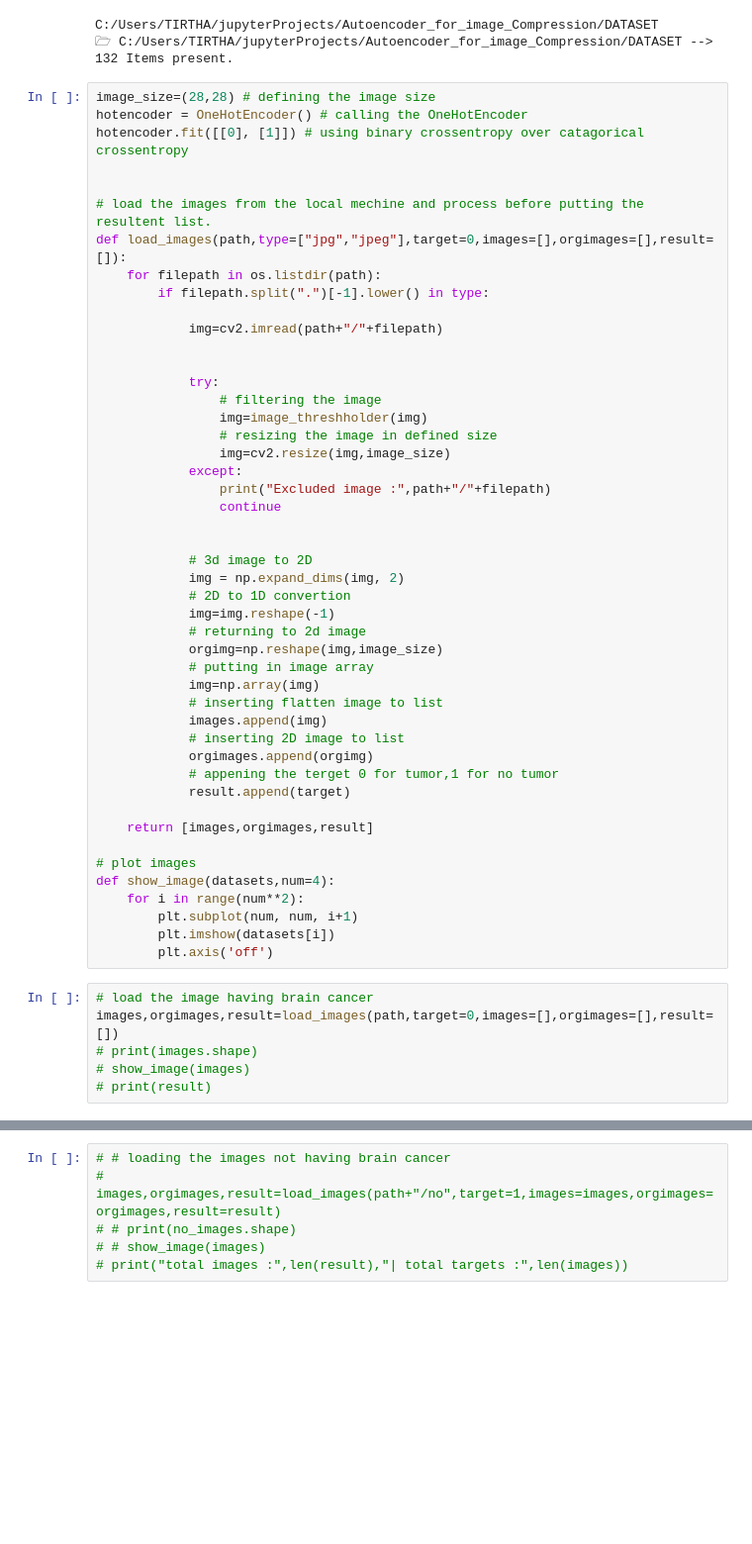
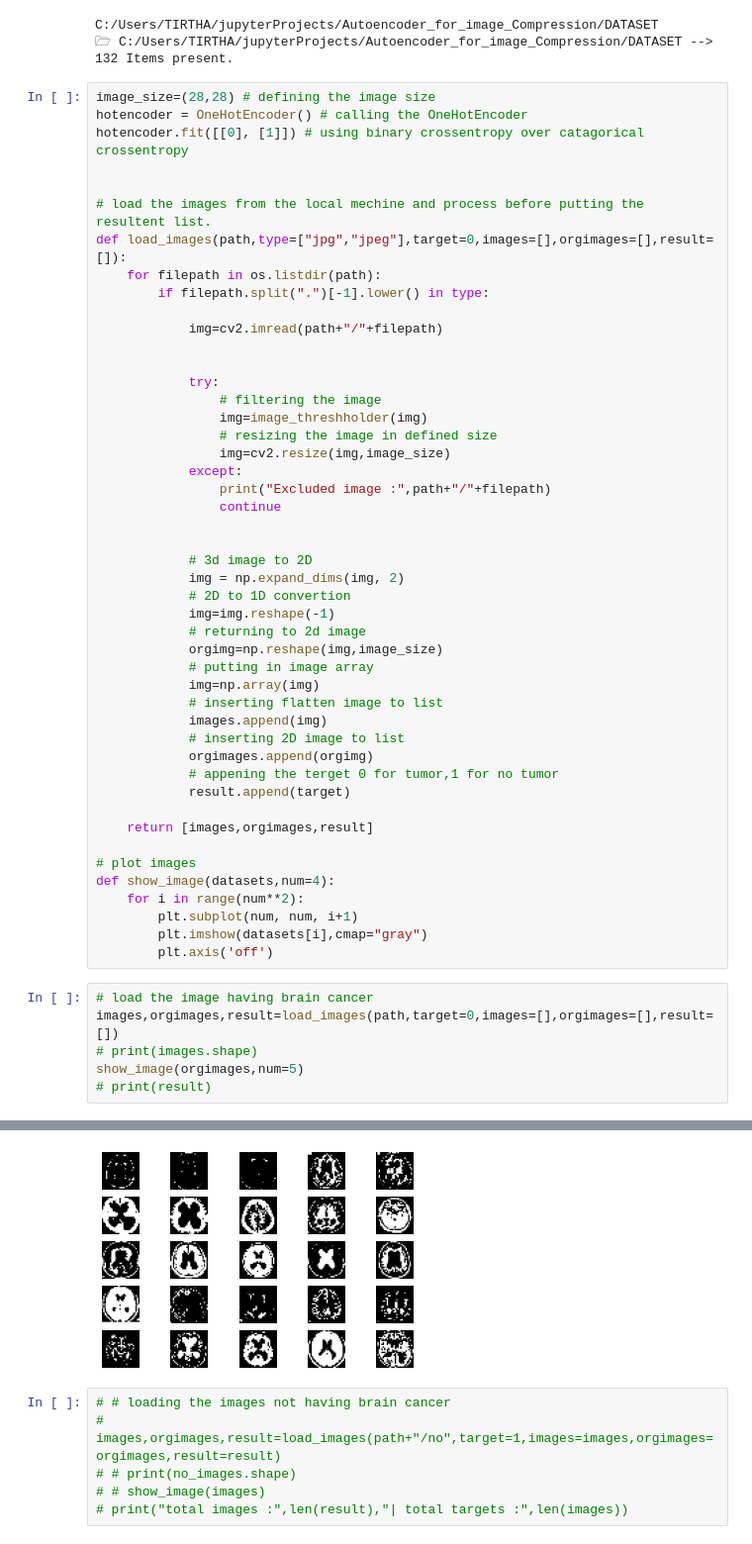
Before and after one commit to tirtharajsinha/Autoencoder_for_image_compression, a Jupyter notebook: Autoencoder for image compression using Deep learning.ipynb, the cells around one changed output, grey strips where cells are left out. Shown: that part at 99% size. Saved outputs shown, nothing was run; the diff lists cells and outputs as text; blank space fills up the shorter version.

```diff
--- a/Autoencoder for image compression using Deep learning.ipynb
+++ b/Autoencoder for image compression using Deep learning.ipynb
@@ -229,17 +251,18 @@ def load_images(path,type=["jpg","jpeg"],target=0,images=[],orgimages=[],result=
 def show_image(datasets,num=4):
     for i in range(num**2):
         plt.subplot(num, num, i+1)
-        plt.imshow(datasets[i])
+        plt.imshow(datasets[i],cmap="gray")
         plt.axis('off')
 # %%
 # load the image having brain cancer
 images,orgimages,result=load_images(path,target=0,images=[],orgimages=[],result=[])
 # print(images.shape)
-# show_image(images)
+show_image(orgimages,num=5)
 # print(result)
 # %% [output]
 Excluded image : DATASET/46.jpg
 Excluded image : DATASET/58.jpg
+[figure, added]
 # %%
 # # loading the images not having brain cancer
 # images,orgimages,result=load_images(path+"/no",target=1,images=images,orgimages=orgimages,result=result)
```
Also changed, not shown: parts of 10 cells of this notebook, 2 other files.
